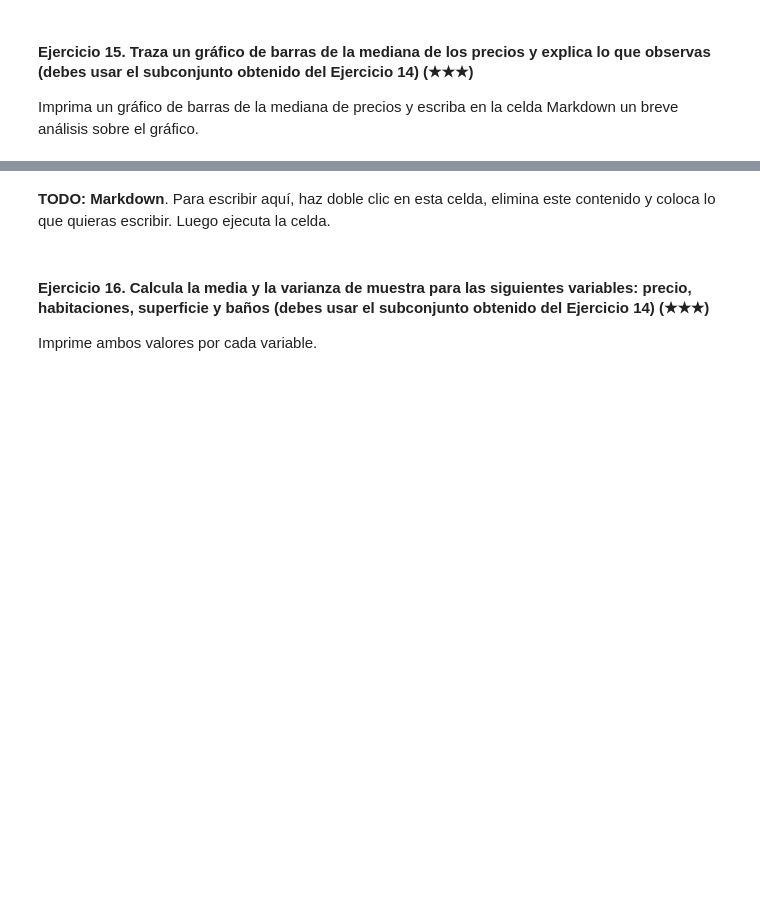
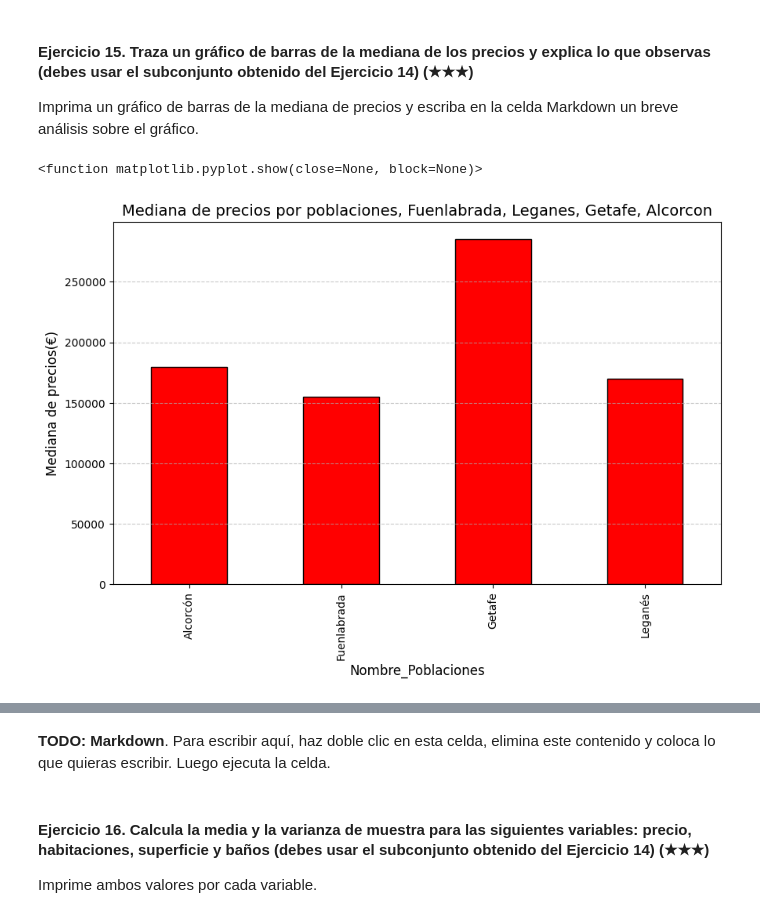
Before and after one commit to ReneRamirez-Test/realestate-datacleanup-exercise, a Jupyter notebook: project.es.ipynb, the cells around one changed output, grey strips where cells are left out. Saved outputs shown, nothing was run; the diff lists cells and outputs as text; code cells hidden in the pictures; blank space fills up the shorter version.

```diff
--- a/project.es.ipynb
+++ b/project.es.ipynb
@@ -449,4 +487,26 @@ Pista: Filtra el DataFrame original usando la columna `level5` y la función `is
 
 Imprima un gráfico de barras de la mediana de precios y escriba en la celda Markdown un breve análisis sobre el gráfico.
 # %%
-# TODO: Code
+import pandas as pd
+import matplotlib.pyplot as plt
+ds = pd.read_csv('assets/real_estate.csv', sep=';')
+
+#ds['price'] = ds['price'].astype(str).str.replace('.', '', regex=False).str.replace(',', '.', regex=False).astype(float)
+ds['price']= ds['price'].fillna(0)
+
+lista_de_subset = ["Fuenlabrada", "Leganés", "Getafe", "Alcorcón"]
+filtradoS_poblaciones = ds[ds['level5'].isin(lista_de_subset)]
+#*********************************************************
+
+mediana_de_precios= filtradoS_poblaciones.groupby('level5')['price'].median()
+
+plt.figure(figsize=(10,6))
+mediana_de_precios.plot(kind='bar', color='red',edgecolor= 'black')
+plt.title(f'Mediana de precios por poblaciones, Fuenlabrada, Leganes, Getafe, Alcorcon', fontsize=14)
+plt.xlabel('Nombre_Poblaciones', fontsize=12)
+plt.ylabel("Mediana de precios(€)", fontsize= 12)
+plt.grid(axis='y', linestyle= '--', alpha=0.7)
+plt.show
+# %% [output]
+<function matplotlib.pyplot.show(close=None, block=None)>
+[figure, added]
```
Also changed, not shown: parts of 13 cells of this notebook.
